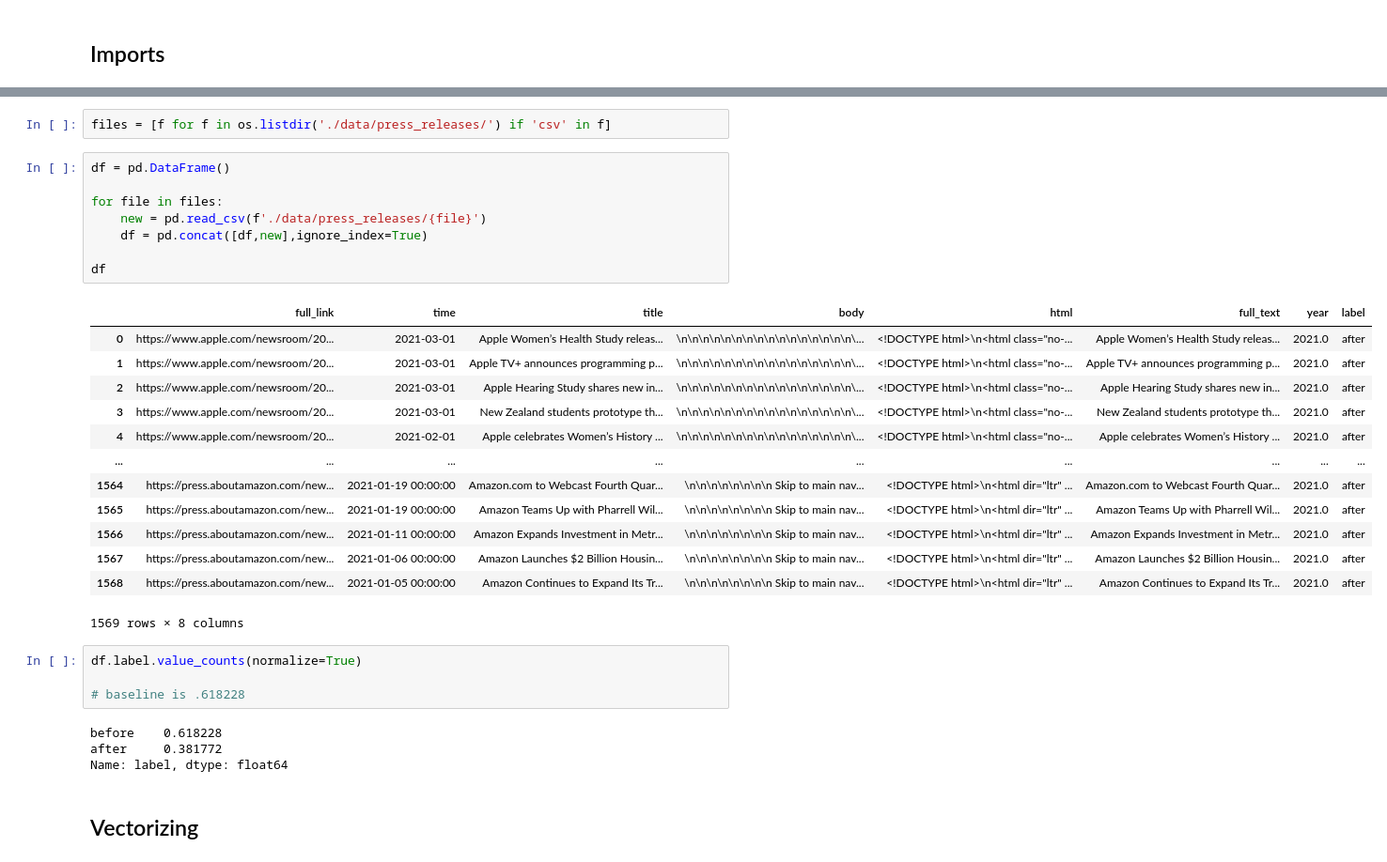
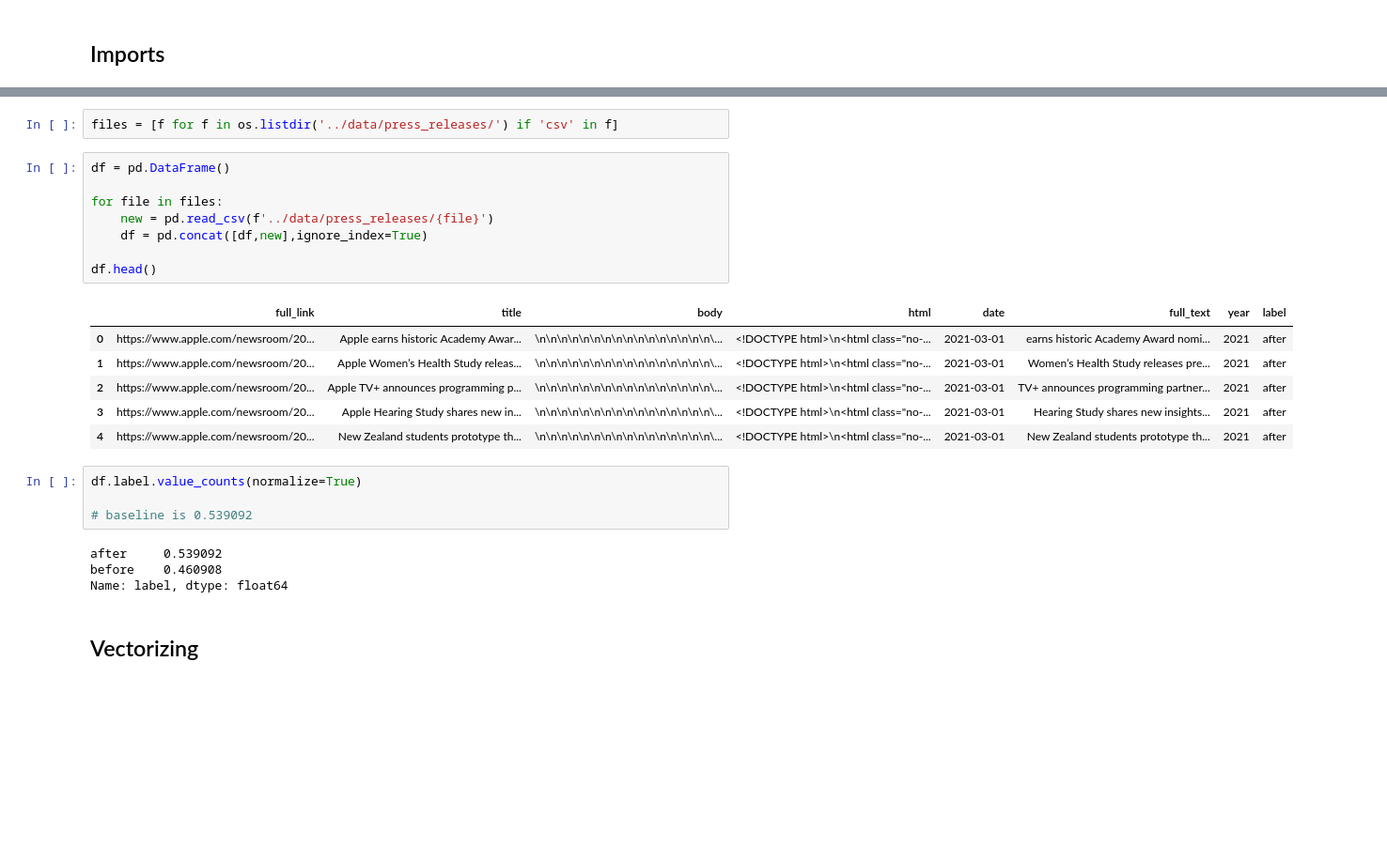
Before and after one commit to danielmberry/fortune-100-company-press-release-language-analysis, a Jupyter notebook: code/07-NLP-modeling.ipynb, the cells around one changed output, grey strips where cells are left out. Shown: that part at 94% size. Cells and saved outputs as stored; diff of their text form; blank space fills up the shorter version.

```diff
--- a/code/07-NLP-modeling.ipynb
+++ b/code/07-NLP-modeling.ipynb
@@ -27,36 +26,29 @@ from spacy.lang.en import English
 
 import string
 # %%
-files = [f for f in os.listdir('./data/press_releases/') if 'csv' in f]
+files = [f for f in os.listdir('../data/press_releases/') if 'csv' in f]
 # %%
 df = pd.DataFrame()
 
 for file in files:
-    new = pd.read_csv(f'./data/press_releases/{file}')
+    new = pd.read_csv(f'../data/press_releases/{file}')
     df = pd.concat([df,new],ignore_index=True)
 
-df
+df.head()
 # %% [output]
-|  | full_link | time | title | body | html | full_text | year | label |
-| 0 | https://www.apple.com/newsroom/20... | 2021-03-01 | Apple Women’s Health Study releas... | \n\n\n\n\n\n\n\n\n\n\n\n\n\n\n\n\... | <!DOCTYPE html>\n<html class="no-... | Apple Women’s Health Study releas... | 2021.0 | after |
-| 1 | https://www.apple.com/newsroom/20... | 2021-03-01 | Apple TV+ announces programming p... | \n\n\n\n\n\n\n\n\n\n\n\n\n\n\n\n\... | <!DOCTYPE html>\n<html class="no-... | Apple TV+ announces programming p... | 2021.0 | after |
-| 2 | https://www.apple.com/newsroom/20... | 2021-03-01 | Apple Hearing Study shares new in... | \n\n\n\n\n\n\n\n\n\n\n\n\n\n\n\n\... | <!DOCTYPE html>\n<html class="no-... | Apple Hearing Study shares new in... | 2021.0 | after |
-| 3 | https://www.apple.com/newsroom/20... | 2021-03-01 | New Zealand students prototype th... | \n\n\n\n\n\n\n\n\n\n\n\n\n\n\n\n\... | <!DOCTYPE html>\n<html class="no-... | New Zealand students prototype th... | 2021.0 | after |
-| 4 | https://www.apple.com/newsroom/20... | 2021-02-01 | Apple celebrates Women’s History ... | \n\n\n\n\n\n\n\n\n\n\n\n\n\n\n\n\... | <!DOCTYPE html>\n<html class="no-... | Apple celebrates Women’s History ... | 2021.0 | after |
-| ... | ... | ... | ... | ... | ... | ... | ... | ... |
-| 1564 | https://press.aboutamazon.com/new... | 2021-01-19 00:00:00 | Amazon.com to Webcast Fourth Quar... | \n\n\n\n\n\n\n\n Skip to main nav... | <!DOCTYPE html>\n<html dir="ltr" ... | Amazon.com to Webcast Fourth Quar... | 2021.0 | after |
-| 1565 | https://press.aboutamazon.com/new... | 2021-01-19 00:00:00 | Amazon Teams Up with Pharrell Wil... | \n\n\n\n\n\n\n\n Skip to main nav... | <!DOCTYPE html>\n<html dir="ltr" ... | Amazon Teams Up with Pharrell Wil... | 2021.0 | after |
-| 1566 | https://press.aboutamazon.com/new... | 2021-01-11 00:00:00 | Amazon Expands Investment in Metr... | \n\n\n\n\n\n\n\n Skip to main nav... | <!DOCTYPE html>\n<html dir="ltr" ... | Amazon Expands Investment in Metr... | 2021.0 | after |
-| 1567 | https://press.aboutamazon.com/new... | 2021-01-06 00:00:00 | Amazon Launches $2 Billion Housin... | \n\n\n\n\n\n\n\n Skip to main nav... | <!DOCTYPE html>\n<html dir="ltr" ... | Amazon Launches $2 Billion Housin... | 2021.0 | after |
-| 1568 | https://press.aboutamazon.com/new... | 2021-01-05 00:00:00 | Amazon Continues to Expand Its Tr... | \n\n\n\n\n\n\n\n Skip to main nav... | <!DOCTYPE html>\n<html dir="ltr" ... | Amazon Continues to Expand Its Tr... | 2021.0 | after |
+|  | full_link | title | body | html | date | full_text | year | label |
+| 0 | https://www.apple.com/newsroom/20... | Apple earns historic Academy Awar... | \n\n\n\n\n\n\n\n\n\n\n\n\n\n\n\n\... | <!DOCTYPE html>\n<html class="no-... | 2021-03-01 | earns historic Academy Award nomi... | 2021 | after |
+| 1 | https://www.apple.com/newsroom/20... | Apple Women’s Health Study releas... | \n\n\n\n\n\n\n\n\n\n\n\n\n\n\n\n\... | <!DOCTYPE html>\n<html class="no-... | 2021-03-01 | Women’s Health Study releases pre... | 2021 | after |
+| 2 | https://www.apple.com/newsroom/20... | Apple TV+ announces programming p... | \n\n\n\n\n\n\n\n\n\n\n\n\n\n\n\n\... | <!DOCTYPE html>\n<html class="no-... | 2021-03-01 | TV+ announces programming partner... | 2021 | after |
+| 3 | https://www.apple.com/newsroom/20... | Apple Hearing Study shares new in... | \n\n\n\n\n\n\n\n\n\n\n\n\n\n\n\n\... | <!DOCTYPE html>\n<html class="no-... | 2021-03-01 | Hearing Study shares new insights... | 2021 | after |
+| 4 | https://www.apple.com/newsroom/20... | New Zealand students prototype th... | \n\n\n\n\n\n\n\n\n\n\n\n\n\n\n\n\... | <!DOCTYPE html>\n<html class="no-... | 2021-03-01 | New Zealand students prototype th... | 2021 | after |
-1569 rows × 8 columns
 # %%
 df.label.value_counts(normalize=True)
 
-# baseline is .618228
+# baseline is 0.539092
 # %% [output]
-before    0.618228
-after     0.381772
+after     0.539092
+before    0.460908
 Name: label, dtype: float64
 # %% [markdown]
 ## Vectorizing
```
Also changed, not shown: parts of 26 cells of this notebook, 3 other files.
